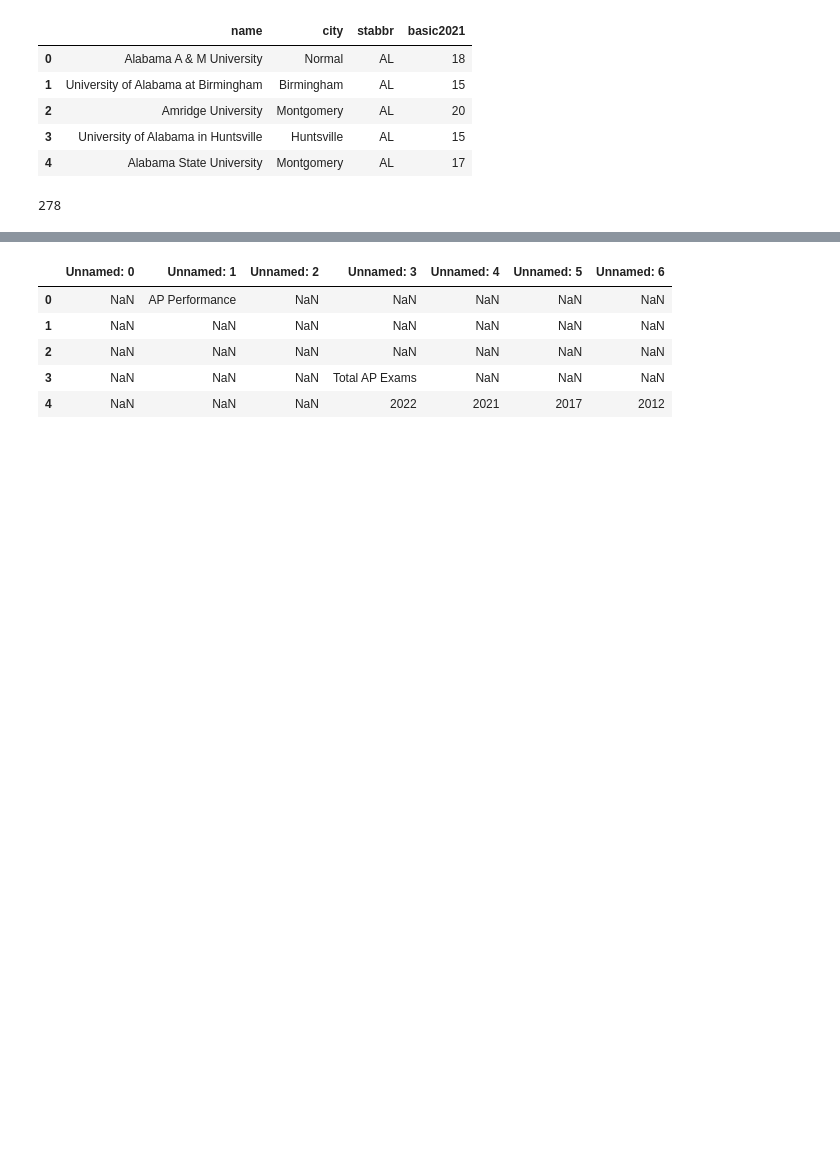
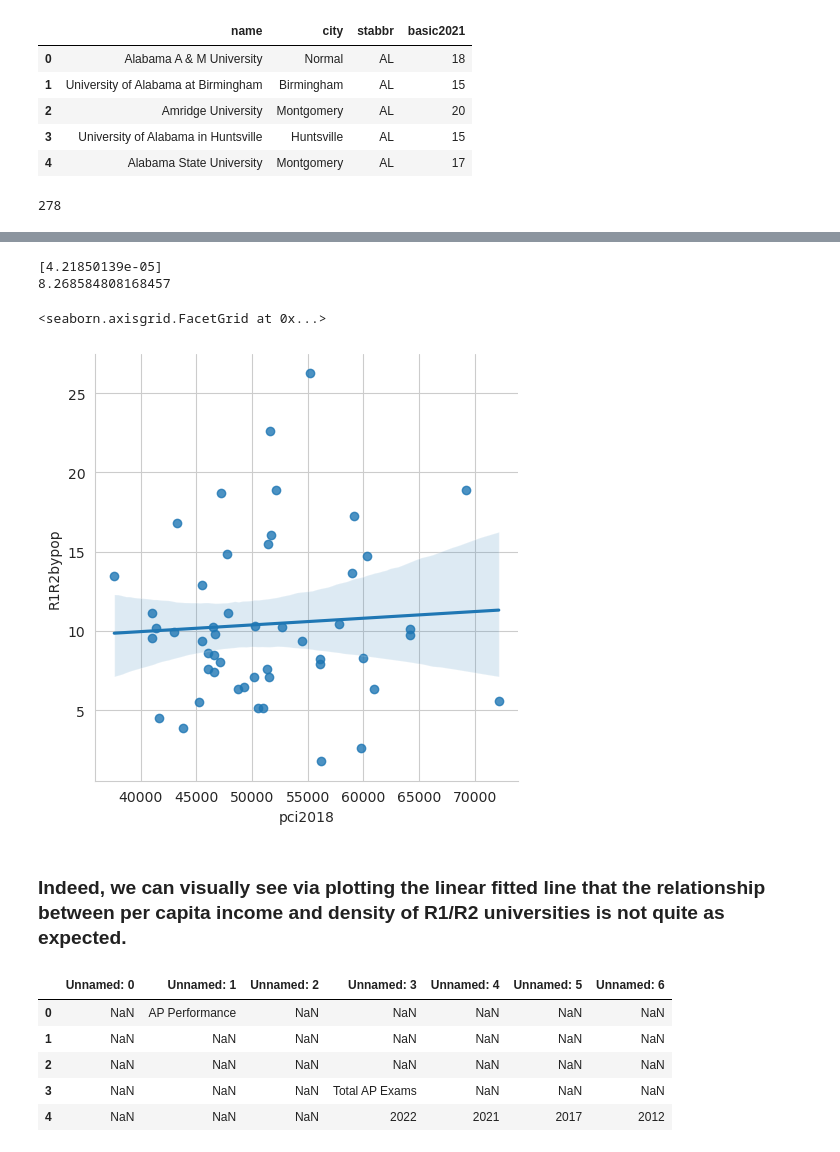
Before and after one commit to mcelhens/AP-Outcomes-to-University-Metrics, a Jupyter notebook: R1R2_count.ipynb, the cells around one changed output, grey strips where cells are left out. Cells and saved outputs as stored; diff of their text form; code cells hidden in the pictures; blank space fills up the shorter version.

```diff
--- a/R1R2_count.ipynb
+++ b/R1R2_count.ipynb
@@ -111,3 +197,16 @@ print(R1R2count)
+# %%
+print(slr.coef_)
+print(slr.intercept_)
+# %% [output]
+[4.21850139e-05]
+8.268584808168457
+# %%
+sns.lmplot(data = r1r2wodc, x= 'pci2018', y = 'R1R2bypop')
+# %% [output]
+<seaborn.axisgrid.FacetGrid at 0x...>
+[figure, added]
+# %% [markdown]
+### Indeed, we can visually see via plotting the linear fitted line that the relationship between per capita income and density of R1/R2 universities is not quite as expected.
 # %%
 ap_performance = pd.read_excel('data/ap-performance-2012-2022.xlsx')  #Reading the ap-performance excel file
 # %%
```
Also changed, not shown: parts of 20 cells of this notebook, 2 other files.
